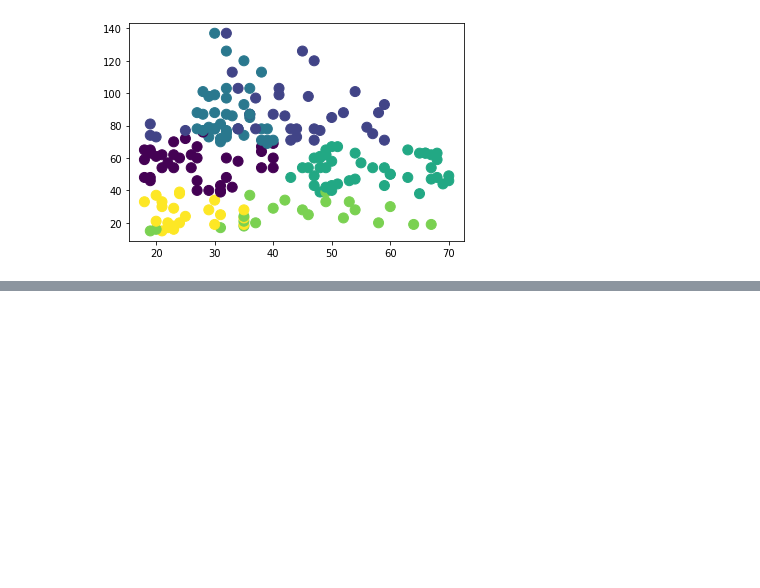
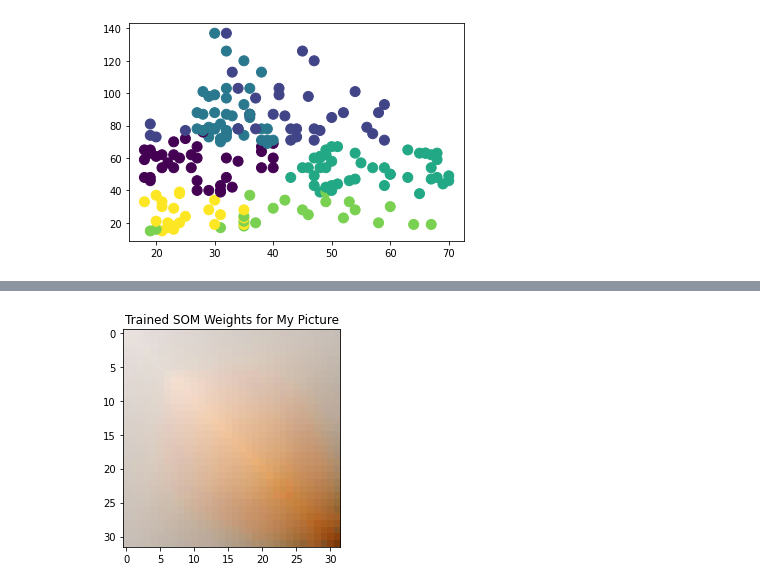
Before and after one commit to Aikhusy/Random, a Jupyter notebook: ULARNAGA/micinlerning/kmc/Tugas7.ipynb, the cells around one changed output, grey strips where cells are left out. Drawn from its saved outputs; the diff is of its cells as text; code cells hidden in the pictures; blank space fills up the shorter version.

```diff
--- a/ULARNAGA/micinlerning/kmc/Tugas7.ipynb
+++ b/ULARNAGA/micinlerning/kmc/Tugas7.ipynb
@@ -110,0 +171,6 @@ plt.scatter(X.iloc[:, 0], X.iloc[:, 1], s = 100, c=labels)
+# %%
+plt.imshow(trained_weights)
+plt.title('Trained SOM Weights for My Picture')
+plt.show()
+# %% [output]
+[figure, added]
```
Also changed, not shown: parts of 4 cells of this notebook, 2 other files.
